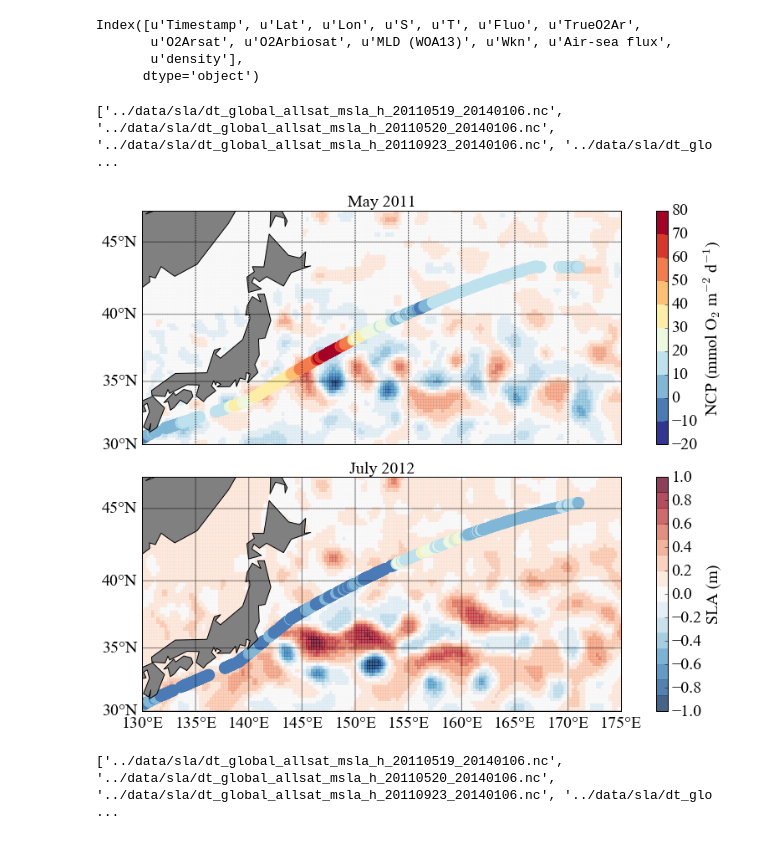
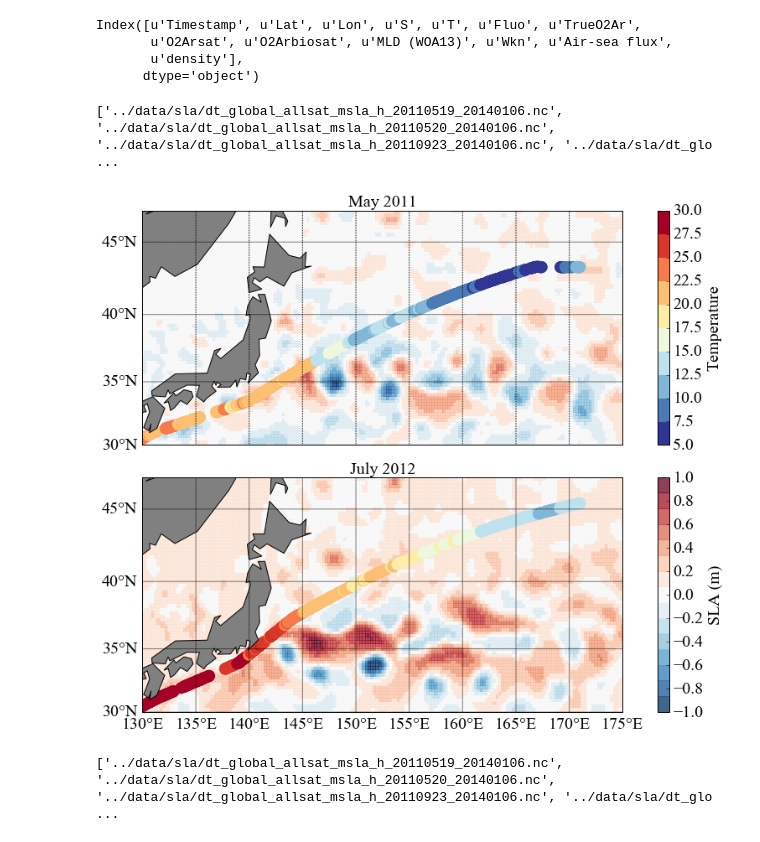
Before and after one commit to sophieclayton/kuroshio_productivity, a Jupyter notebook: SSH_tracks.ipynb, the cells around one changed output. Cells and saved outputs as stored; diff of their text form; code cells hidden in the pictures.

```diff
--- a/SSH_tracks.ipynb
+++ b/SSH_tracks.ipynb
@@ -19,18 +21,18 @@ rcParams.update({'font.serif': 'Times New Roman'})
 maxlon = 171
 minlon = 130
 
-Tok1 = pd.read_csv(r'/Users/sclayton/Google Drive/o2ar_data/Tokyo1_vSept16.csv', sep = ',')
+Tok1 = pd.read_csv(r'/Users/archie/Google Drive/o2ar_data/Tokyo1_vSept16.csv', sep = ',')
 Tok1['density'] = sw.rho(Tok1['S'].values,Tok1['T'].values,0)
 Tok1 = Tok1[(Tok1['Lon']>minlon) & (Tok1['Lon']<maxlon)]
 
 Tok1['dlat'] = np.insert(np.diff(Tok1['Lat']), 0, 0)
 Tok1 = Tok1[np.abs(Tok1['dlat'])<0.08]
 
-Tok3 = pd.read_csv(r'/Users/sclayton/Google Drive/o2ar_data/Tokyo3_vSept16.csv', sep = ',')
+Tok3 = pd.read_csv(r'/Users/archie/Google Drive/o2ar_data/Tokyo3_vSept16.csv', sep = ',')
 Tok3['density'] = sw.rho(Tok3['S'].values,Tok3['T'].values,0)
 Tok3 = Tok3[(Tok3['Lon']>minlon) & (Tok3['Lon']<maxlon)]
 
-Tian = pd.read_csv(r'/Users/sclayton/Google Drive/o2ar_data/Tianjin2_vSept16.csv', sep = ',')
+Tian = pd.read_csv(r'/Users/archie/Google Drive/o2ar_data/Tianjin2_vSept16.csv', sep = ',')
 Tian['density'] = sw.rho(Tian['S'].values,Tian['T'].values,0)
 Tian = Tian[(Tian['Lon']>minlon) & (Tian['Lon']<maxlon)]
 
@@ -80,7 +82,8 @@ cs = m.pcolor(xi,yi,np.squeeze(sla), cmap = palette, vmin=-1, vmax = 1, alpha =
 
 xmT1, ymT1 = m(Tok1['Lon'].values, Tok1['Lat'].values)
 
-cncp = m.scatter(xmT1, ymT1, s = 200, c= Tok1['Air-sea flux'].values, vmin=-20, vmax = 80,cmap = palette2, lw=0)#, label = 'May 2011')
+# cncp = m.scatter(xmT1, ymT1, s = 200, c= Tok1['Air-sea flux'].values, vmin=-20, vmax = 80,cmap = palette2, lw=0)#, label = 'May 2011')
+cncp = m.scatter(xmT1, ymT1, s = 200, c= Tok1['T'].values, vmin=5, vmax = 30,cmap = palette2, lw=0)#, label = 'May 2011')
 
 # cbar2 = m.colorbar(cncp, location='left', pad = 1, ax = ax1)
 # cbar2.set_label('NCP', fontsize=20)
@@ -167,40 +170,44 @@ cs = m.pcolor(xi,yi,np.squeeze(sla), cmap = palette, vmin=-1, vmax = 1, alpha =
 
 xmT1, ymT1 = m(Tian['Lon'].values, Tian['Lat'].values)
 
-cncp = m.scatter(xmT1, ymT1, s = 200, c= Tian['Air-sea flux'].values, vmin=-20, vmax = 80,cmap = palette2, lw=0)#, label = 'May 2011')
+# cncp = m.scatter(xmT1, ymT1, s = 200, c= Tian['Air-sea flux'].values, vmin=-20, vmax = 80,cmap = palette2, lw=0)#, label = 'May 2011')
+cncp = m.scatter(xmT1, ymT1, s = 200, c= Tian['T'].values, vmin=5, vmax = 30,cmap = palette2, lw=0)#, label = 'May 2011')
+
 
 # cbar2 = m.colorbar(cncp, location='left', pad = 1)
 # cbar2.set_label('NCP', fontsize=20)
 # cbar2.ax.tick_params(labelsize=20)
 
 plt.tick_params(axis='both', which='major', labelsize=20)
 plt.tick_params(axis='both', which='minor', labelsize=20)
 # plt.xlabel('Longitude', fontsize = 20, labelpad = 40)
 # plt.ylabel('Latitude', fontsize = 20, labelpad = 70)
 
 m.drawparallels(np.arange(-50,80,5),labels=[1,0,0,0], fontsize=20)
 m.drawmeridians(np.arange(-180,180,5),labels=[0,0,0,1], fontsize=20)
 
 #cbar_ax1 = fig0.add_axes([0.98, 0.55, 0.05, 0.35])
 mncp = fig0.colorbar(cncp, ax=ax1)
 
 #cbar_ax2 = fig0.add_axes([0.98, 0.15, 0.05, 0.35])
 ms = fig0.colorbar(cs, ax=ax3)
 
 ms.set_label('SLA (m)', fontsize=20)
 ms.ax.tick_params(labelsize=20)
 
-mncp.set_label('NCP (mmol O$_2$ m$^{-2}$ d$^{-1}$)', fontsize=20)
+# mncp.set_label('NCP (mmol O$_2$ m$^{-2}$ d$^{-1}$)', fontsize=20)
+mncp.set_label('Temperature', fontsize=20)
+
 mncp.ax.tick_params(labelsize=20)
 
 # add_axes(xmin, ymin, dx, dy)
 
 plt.show()
 
-fig0.savefig('../figures/NCP_SLA_MJS.png', bbox_inches='tight', dpi=300)
+fig0.savefig('../figures/T_SLA_MJ.png', bbox_inches='tight', dpi=300)
 # %% [output]
 ['../data/sla/dt_global_allsat_msla_h_20110519_20140106.nc', '../data/sla/dt_global_allsat_msla_h_20110520_20140106.nc', '../data/sla/dt_global_allsat_msla_h_20110923_20140106.nc', '../data/sla/dt_glo ...
-[figure, old version]
+[figure, new version]
 # %%
 # import SSH data
 
```
Also changed, not shown: parts of 1 cell of this notebook, 4 other files.
